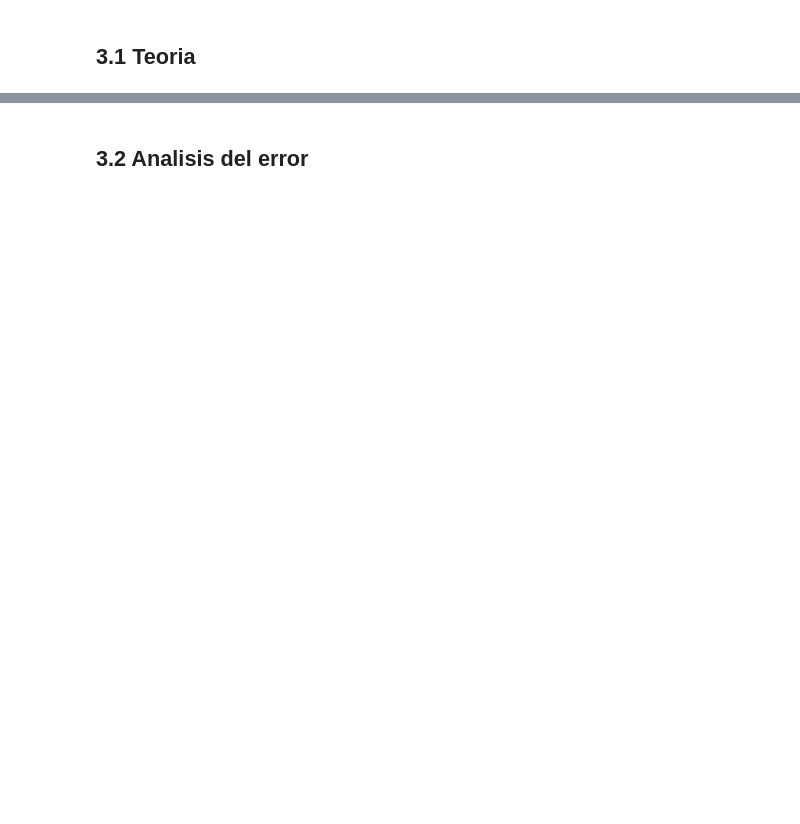
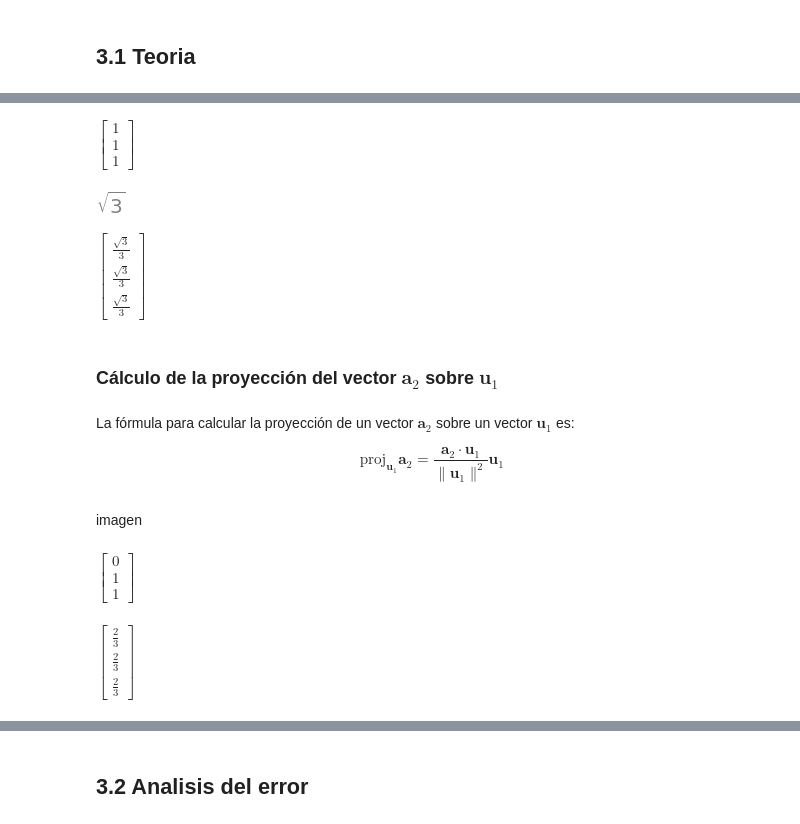
Before and after one commit to macaluzate/Ardila-Canavera-Martin, a Jupyter notebook: Tarea1.ipynb, the cells around one changed output, grey strips where cells are left out. Saved outputs shown, nothing was run; the diff lists cells and outputs as text; code cells hidden in the pictures; blank space fills up the shorter version.

```diff
--- a/Tarea1.ipynb
+++ b/Tarea1.ipynb
@@ -190,0 +257,6 @@ $$
+# %%
+# Extraer el primer vector columna de A
+a1 = A[:, 0]
+a1
+# %% [output]
+$\displaystyle \left[\begin{matrix}1\\1\\1\end{matrix}\right]$
@@ -190,0 +266,33 @@ $$
+# %%
+# Calcular la norma de a1
+a1_norm = a1.norm()
+a1_norm
+# %% [output]
+[figure, added]
+# %%
+# Normalizar el vector u1
+u1_normalized = u1 / a1_norm
+u1_normalized
+# %% [output]
+$\displaystyle \left[\begin{matrix}\frac{\sqrt{3}}{3}\\\frac{\sqrt{3}}{3}\\\frac{\sqrt{3}}{3}\end{matrix}\right]$
+# %% [markdown]
+### Cálculo de la proyección del vector $\mathbf{a}_2$ sobre $\mathbf{u}_1$
+# %% [markdown]
+La fórmula para calcular la proyección de un vector $\mathbf{a}_2$ sobre un vector $\mathbf{u}_1$ es:
+
+$$
+\text{proj}_{\mathbf{u}_1} \mathbf{a}_2 = \frac{\mathbf{a}_2 \cdot \mathbf{u}_1}{\|\mathbf{u}_1\|^2} \mathbf{u}_1
+$$
+# %% [markdown]
+imagen
+# %%
+a2 = A[:,1] # Extraer el Segundo vector columna A
+a2
+# %% [output]
+$\displaystyle \left[\begin{matrix}0\\1\\1\end{matrix}\right]$
+# %%
+# Calcular la proyección de a2 sobre u1
+projection_u1_a2 = (a1.dot(a2) / u1.norm()**2) * u1
+projection_u1_a2
+# %% [output]
+$\displaystyle \left[\begin{matrix}\frac{2}{3}\\\frac{2}{3}\\\frac{2}{3}\end{matrix}\right]$
```
Also changed, not shown: parts of 82 cells of this notebook, 2 other files.
